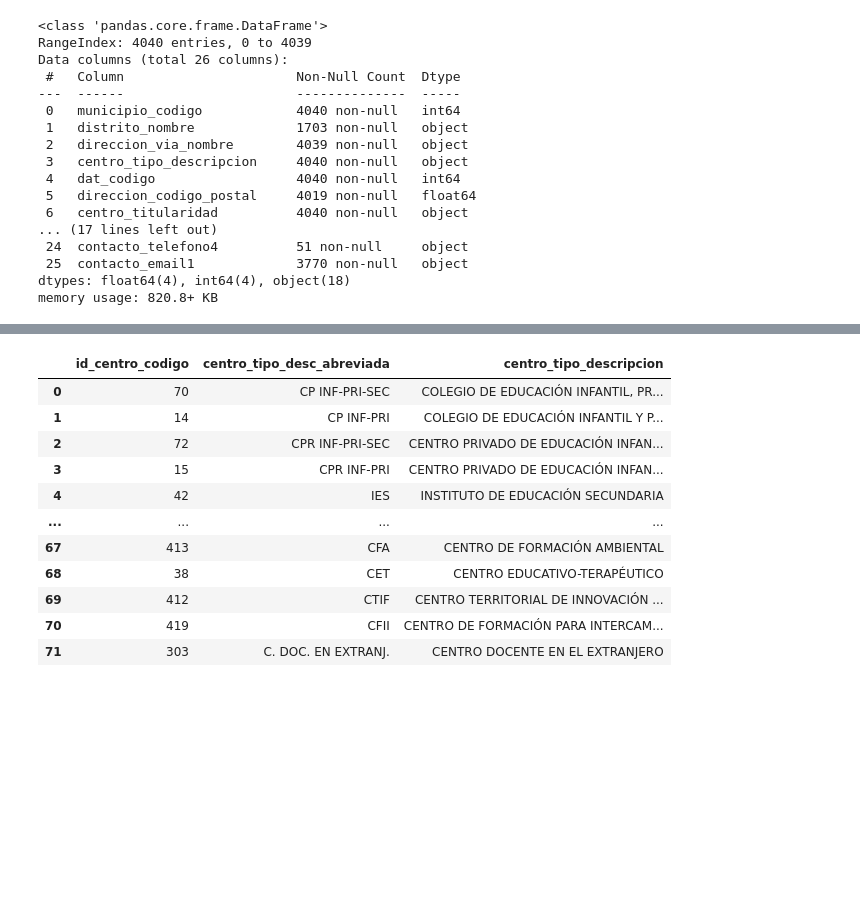
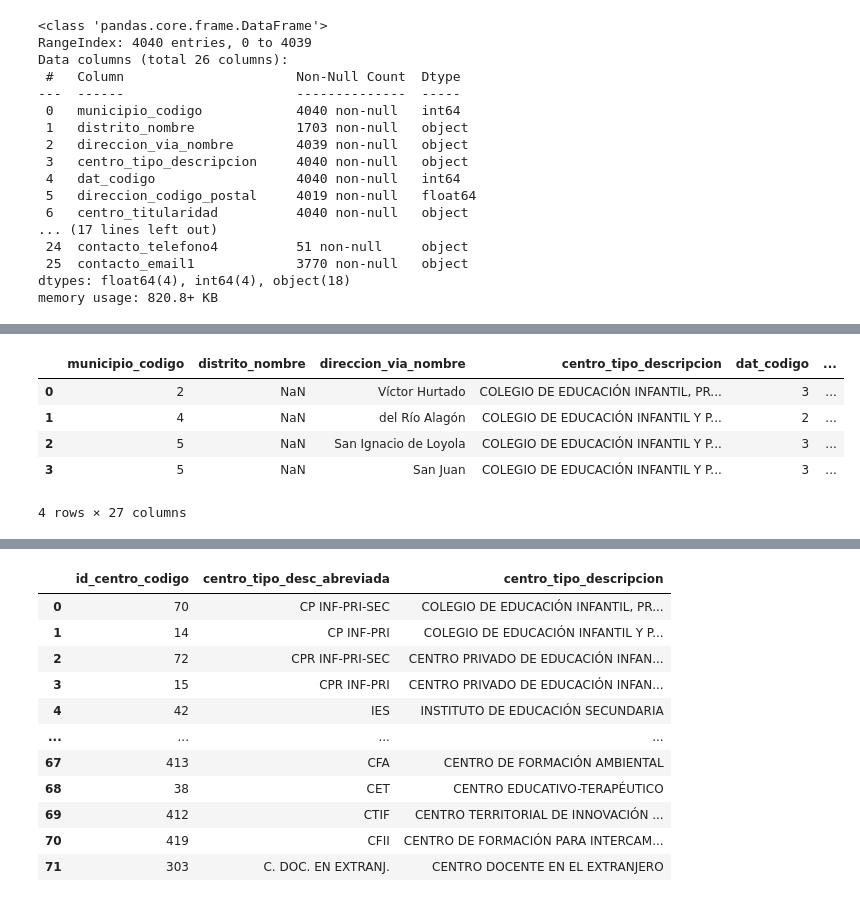
Before and after one commit to HerminiaPadial/PROJECT_2, a Jupyter notebook: NOTEBOOK_ PROJECT_2.ipynb, the cells around one changed output, grey strips where cells are left out. Cells and saved outputs as stored; diff of their text form; code cells hidden in the pictures; blank space fills up the shorter version.

```diff
--- a/NOTEBOOK_ PROJECT_2.ipynb
+++ b/NOTEBOOK_ PROJECT_2.ipynb
@@ -32,0 +135,9 @@ memory usage: 820.8+ KB
+# %%
+df_merged.head(4)
+# %% [output]
+|  | municipio_codigo | distrito_nombre | direccion_via_nombre | centro_tipo_descripcion | dat_codigo | ... |
+| 0 | 2 | NaN | Víctor Hurtado | COLEGIO DE EDUCACIÓN INFANTIL, PR... | 3 | ... |
+| 1 | 4 | NaN | del Río Alagón | COLEGIO DE EDUCACIÓN INFANTIL Y P... | 2 | ... |
+| 2 | 5 | NaN | San Ignacio de Loyola | COLEGIO DE EDUCACIÓN INFANTIL Y P... | 3 | ... |
+| 3 | 5 | NaN | San Juan | COLEGIO DE EDUCACIÓN INFANTIL Y P... | 3 | ... |
+4 rows × 27 columns
```
Also changed, not shown: parts of 36 cells of this notebook, 16 other files.
